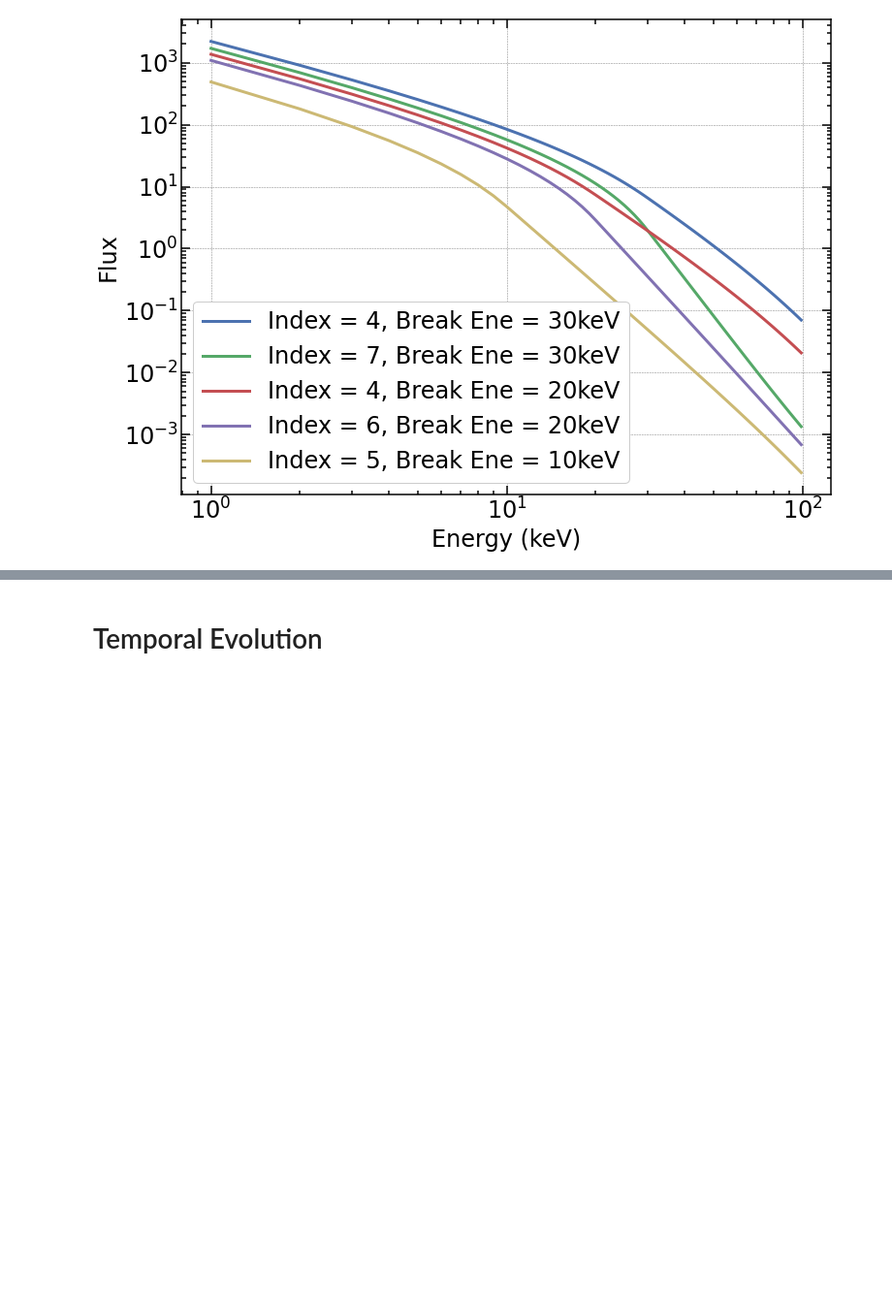
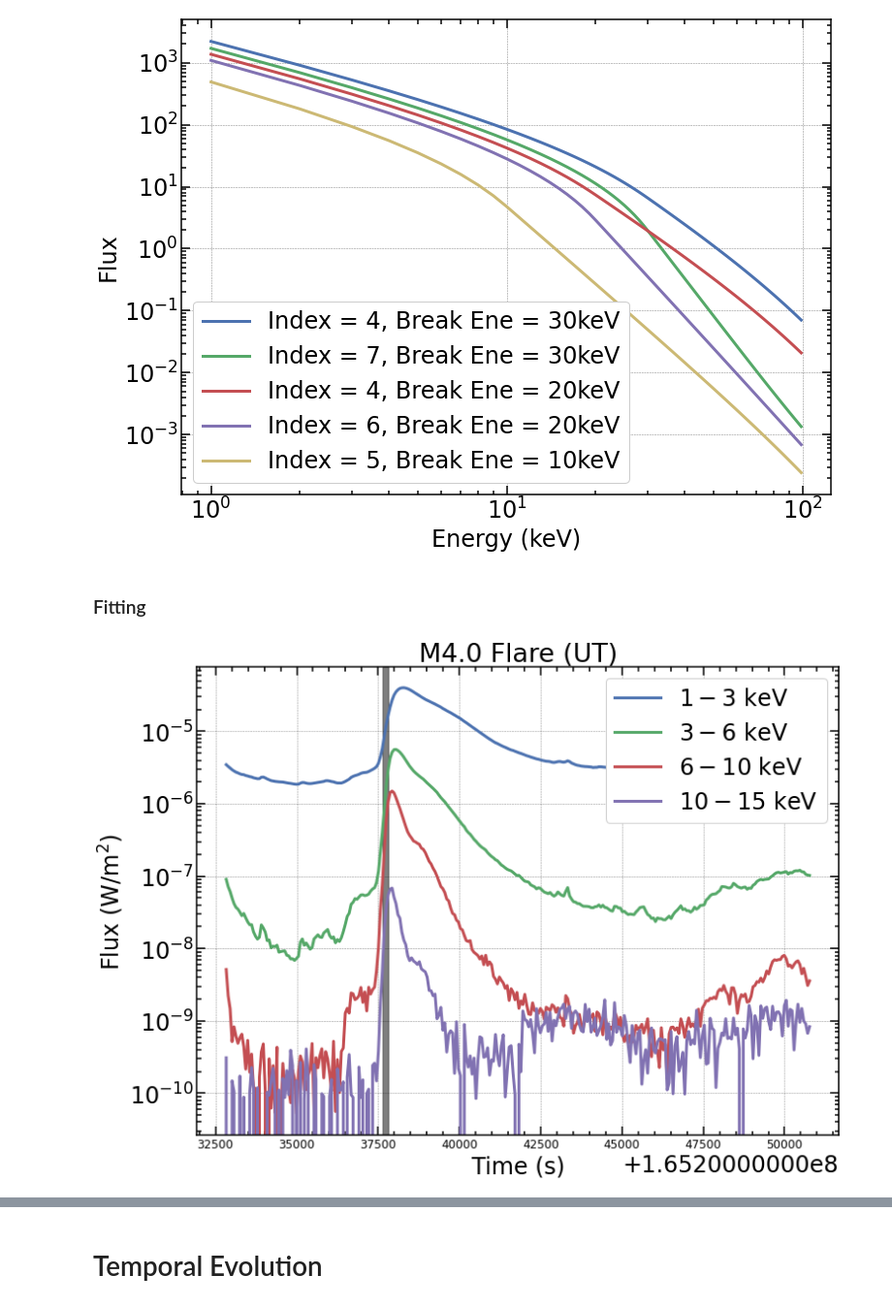
Before and after one commit to abhilash-sw/xray_workshop, a Jupyter notebook: XSM_analysis_sherpa.ipynb, the cells around one changed output, grey strips where cells are left out. Shown at 97% size. Saved outputs shown, nothing was run; the diff lists cells and outputs as text; code cells hidden in the pictures; blank space fills up the shorter version.

```diff
--- a/XSM_analysis_sherpa.ipynb
+++ b/XSM_analysis_sherpa.ipynb
@@ -673,3 +709,24 @@ ax.set_ylabel('Flux')
 ax.set_xscale('log')
 # %% [output]
 [figure]
+# %% [markdown]
+### Fitting
+# %%
+alltime, allflux_1_3, allcount = xsm_gen_lc(pha_file,1,3)
+alltime, allflux_3_6, allcount = xsm_gen_lc(pha_file,3,6)
+alltime, allflux_6_10, allcount = xsm_gen_lc(pha_file,6,10)
+alltime, allflux_10_15, allcount = xsm_gen_lc(pha_file,10,15)
+# alltime = alltime - alltime.min()
+fig, ax = plt.subplots()
+ax.semilogy(alltime[600:900],allflux_1_3[600:900],label=r'$1 - 3$ keV')
+ax.semilogy(alltime[600:900],allflux_3_6[600:900],label=r'$3 - 6$ keV')
+ax.semilogy(alltime[600:900],allflux_6_10[600:900],label=r'$6 - 10$ keV')
+ax.semilogy(alltime[600:900],allflux_10_15[600:900],label=r'$10 - 15$ keV')
+ax.axvspan(alltime[680],alltime[683],alpha=0.5, color='black')
+ax.set_xlabel('Time (s)')
+ax.set_ylabel(r'Flux (W/m$^2$)')
+ax.legend()
+ax.xaxis.set_tick_params(labelsize=12)
+ax.set_title('M4.0 Flare (UT)');
+# %% [output]
+[figure, added]
```
Also changed, not shown: parts of 22 cells of this notebook.
